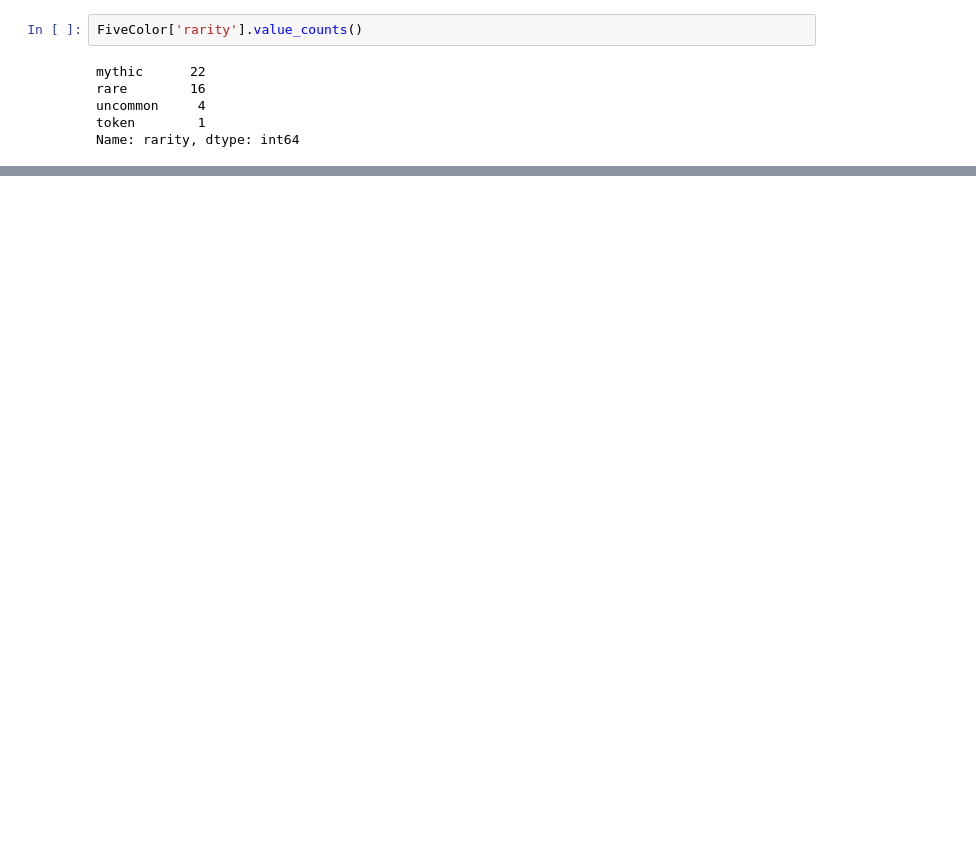
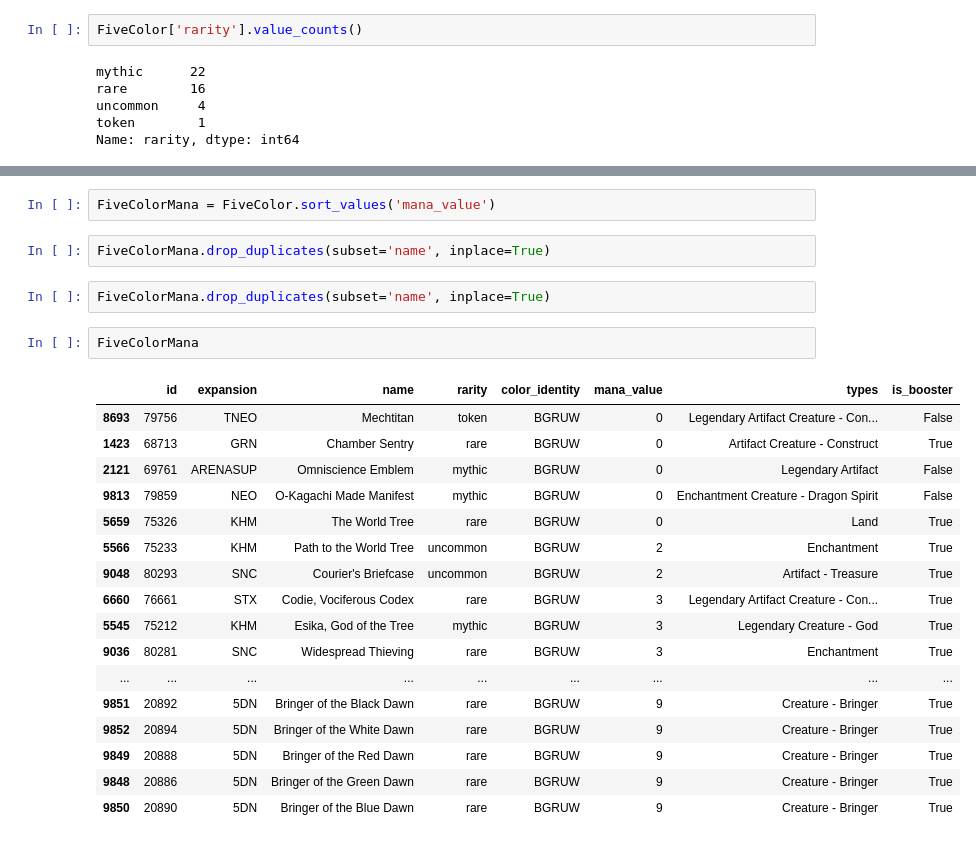
Before and after one commit to DuaneIndustries/PersonalProjects, a Jupyter notebook: MTG_Cards_EDA.ipynb, the cells around one changed output, grey strips where cells are left out. Cells and saved outputs as stored; diff of their text form; blank space fills up the shorter version.

```diff
--- a/MTG_Cards_EDA.ipynb
+++ b/MTG_Cards_EDA.ipynb
@@ -97,0 +98,26 @@ Name: expansion, dtype: int64
+# %%
+FiveColorMana = FiveColor.sort_values('mana_value')
+# %%
+FiveColorMana.drop_duplicates(subset='name', inplace=True)
+# %%
+FiveColorMana.drop_duplicates(subset='name', inplace=True)
+# %%
+FiveColorMana
+# %% [output]
+|  | id | expansion | name | rarity | color_identity | mana_value | types | is_booster |
+| 8693 | 79756 | TNEO | Mechtitan | token | BGRUW | 0 | Legendary Artifact Creature - Con... | False |
+| 1423 | 68713 | GRN | Chamber Sentry | rare | BGRUW | 0 | Artifact Creature - Construct | True |
+| 2121 | 69761 | ARENASUP | Omniscience Emblem | mythic | BGRUW | 0 | Legendary Artifact | False |
+| 9813 | 79859 | NEO | O-Kagachi Made Manifest | mythic | BGRUW | 0 | Enchantment Creature - Dragon Spirit | False |
+| 5659 | 75326 | KHM | The World Tree | rare | BGRUW | 0 | Land | True |
+| 5566 | 75233 | KHM | Path to the World Tree | uncommon | BGRUW | 2 | Enchantment | True |
+| 9048 | 80293 | SNC | Courier's Briefcase | uncommon | BGRUW | 2 | Artifact - Treasure | True |
+| 6660 | 76661 | STX | Codie, Vociferous Codex | rare | BGRUW | 3 | Legendary Artifact Creature - Con... | True |
+| 5545 | 75212 | KHM | Esika, God of the Tree | mythic | BGRUW | 3 | Legendary Creature - God | True |
+| 9036 | 80281 | SNC | Widespread Thieving | rare | BGRUW | 3 | Enchantment | True |
+| ... | ... | ... | ... | ... | ... | ... | ... | ... |
+| 9851 | 20892 | 5DN | Bringer of the Black Dawn | rare | BGRUW | 9 | Creature - Bringer | True |
+| 9852 | 20894 | 5DN | Bringer of the White Dawn | rare | BGRUW | 9 | Creature - Bringer | True |
+| 9849 | 20888 | 5DN | Bringer of the Red Dawn | rare | BGRUW | 9 | Creature - Bringer | True |
+| 9848 | 20886 | 5DN | Bringer of the Green Dawn | rare | BGRUW | 9 | Creature - Bringer | True |
+| 9850 | 20890 | 5DN | Bringer of the Blue Dawn | rare | BGRUW | 9 | Creature - Bringer | True |
```
Also changed, not shown: parts of 14 cells of this notebook.
